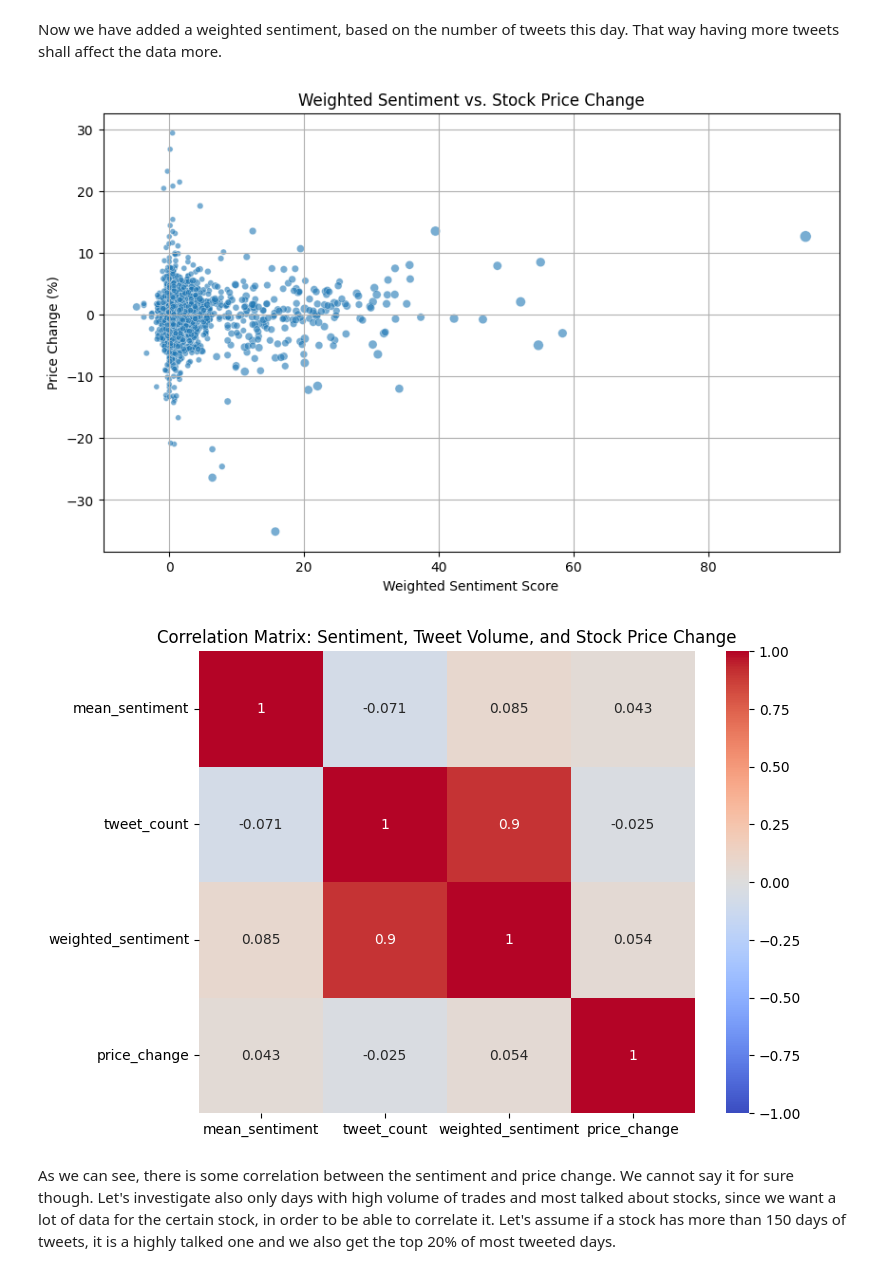
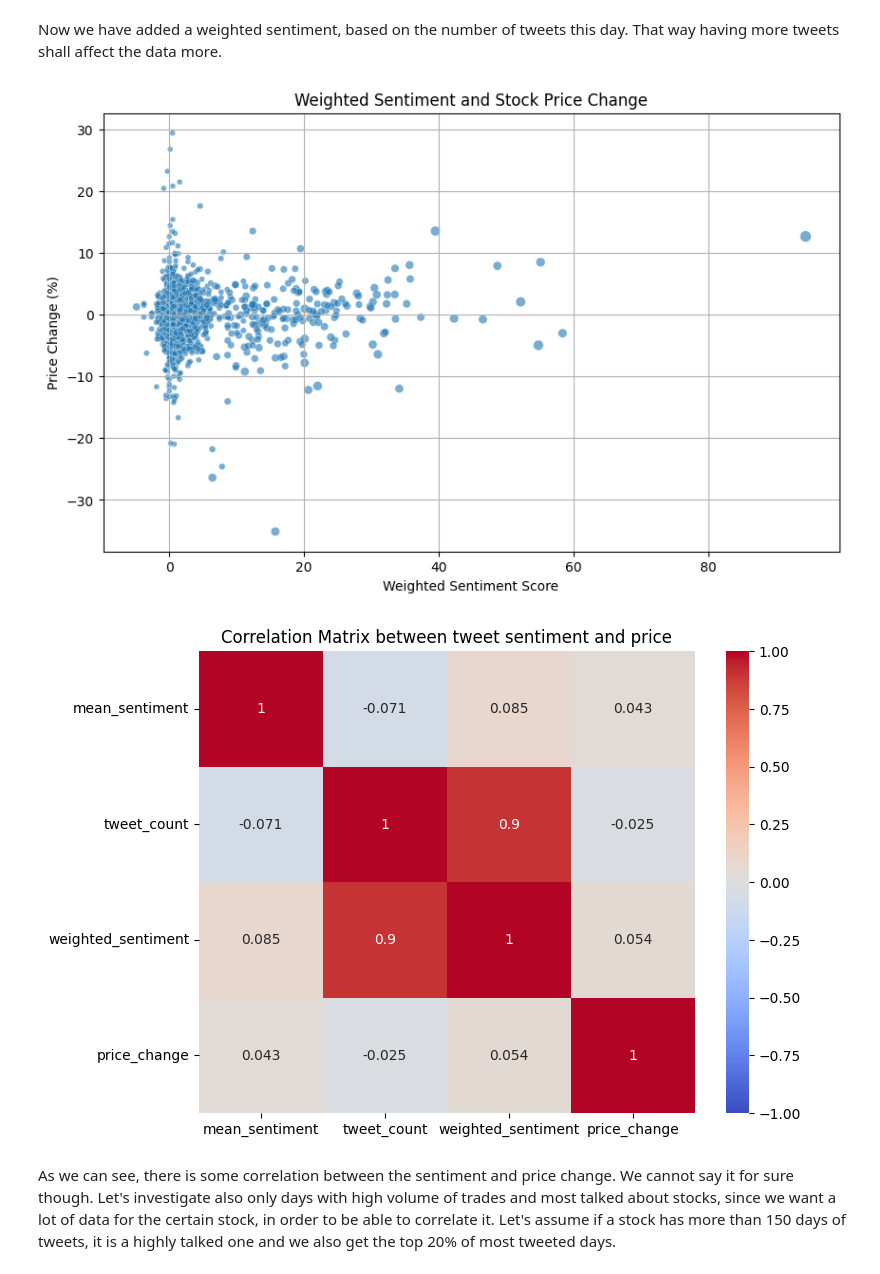
Before and after one commit to thunder913/Data-Science, a Jupyter notebook: stock_analysis.ipynb, the cells around one changed output. Drawn from its saved outputs; the diff is of its cells as text; code cells hidden in the pictures.

```diff
--- a/stock_analysis.ipynb
+++ b/stock_analysis.ipynb
@@ -1183,22 +1246,22 @@ Now we have added a weighted sentiment, based on the number of tweets this day.
 # %%
 plt.figure(figsize=(10, 6))
 sns.scatterplot(x='weighted_sentiment', y='price_change', size='tweet_count', data=daily_sentiment_stock_data, legend=False, alpha=0.6)
-plt.title('Weighted Sentiment vs. Stock Price Change')
+plt.title('Weighted Sentiment and Stock Price Change')
 plt.xlabel('Weighted Sentiment Score')
 plt.ylabel('Price Change (%)')
 plt.grid(True)
 plt.show()
 
 # Correlation matrix
 correlation_matrix = daily_sentiment_stock_data[['mean_sentiment', 'tweet_count', 'weighted_sentiment', 'price_change']].corr()
 
 plt.figure(figsize=(8, 6))
 sns.heatmap(correlation_matrix, annot=True, cmap="coolwarm", vmin=-1, vmax=1)
-plt.title('Correlation Matrix: Sentiment, Tweet Volume, and Stock Price Change')
+plt.title('Correlation Matrix between tweet sentiment and price')
 plt.show()
 # %% [output]
 [figure]
-[figure, old version]
+[figure, new version]
 # %% [markdown]
 As we can see, there is some correlation between the sentiment and price change. We cannot say it for sure though. Let's investigate also only days with high volume of trades and most talked about stocks, since we want a lot of data for the certain stock, in order to be able to correlate it. Let's assume if a stock has more than 150 days of tweets, it is a highly talked one and we also get the top 20% of most tweeted days.
 # %%
```
Also changed, not shown: parts of 11 cells of this notebook.
